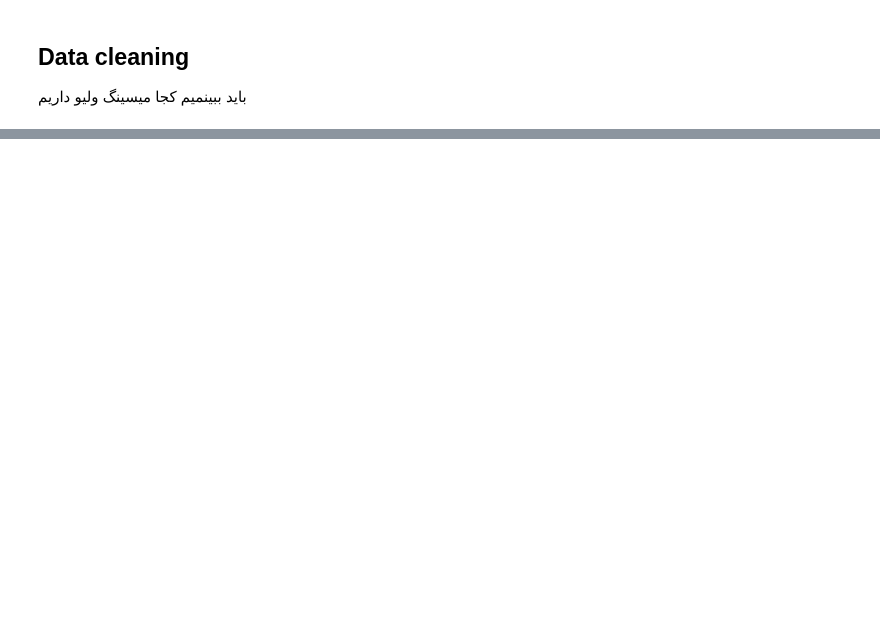
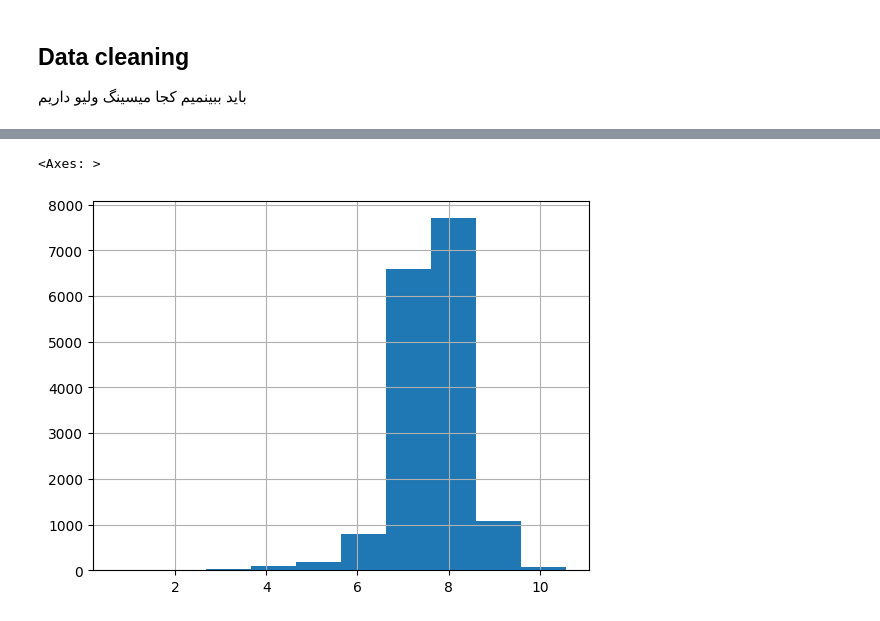
Before and after one commit to Zarpoosh/Mavhine-Learning, a Jupyter notebook: fradars/Untitled.ipynb, the cells around one changed output, grey strips where cells are left out. Cells and saved outputs as stored; diff of their text form; code cells hidden in the pictures; blank space fills up the shorter version.

```diff
--- a/fradars/Untitled.ipynb
+++ b/fradars/Untitled.ipynb
@@ -424,0 +530,5 @@ NameError: name 'train_features_numeric' is not defined
+# %%
+train_features_numeric["total_rooms"].apply(np.log).hist()       # این متقارن تره و توزیع نرمال داره
+# %% [output]
+<Axes: >
+[figure, added]
```
Also changed, not shown: parts of 40 cells of this notebook.
